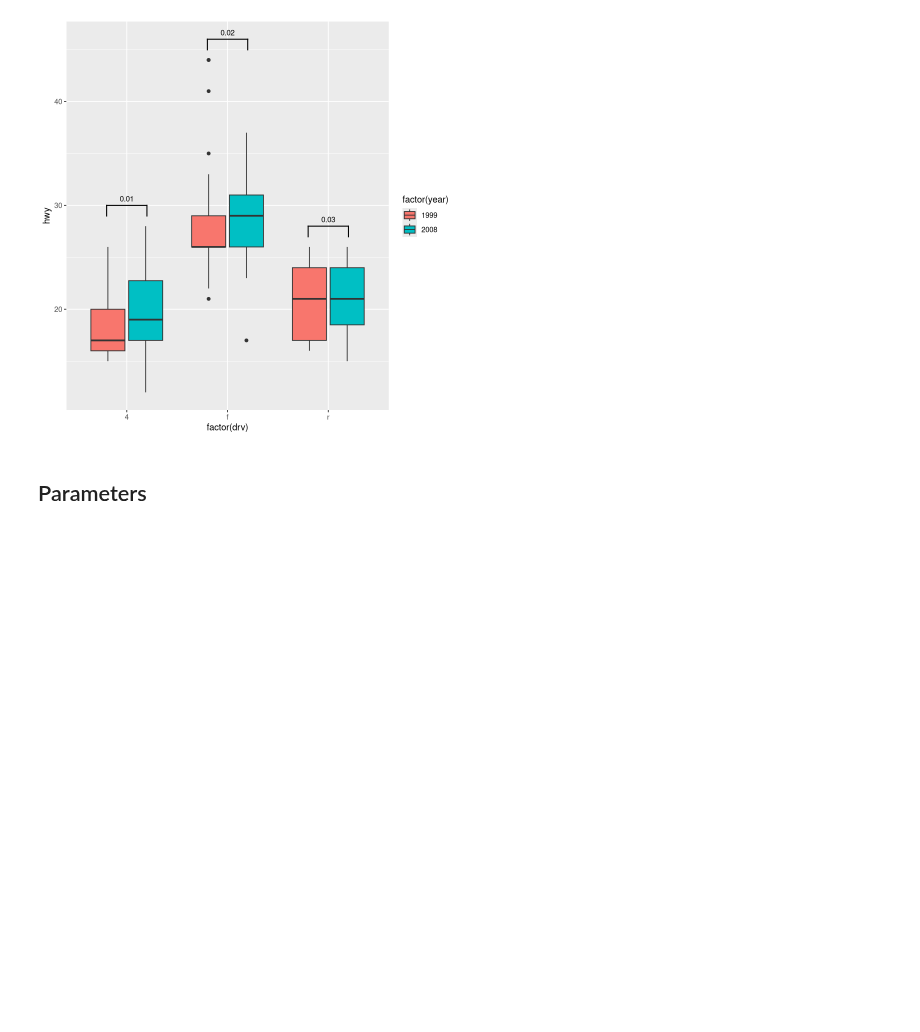
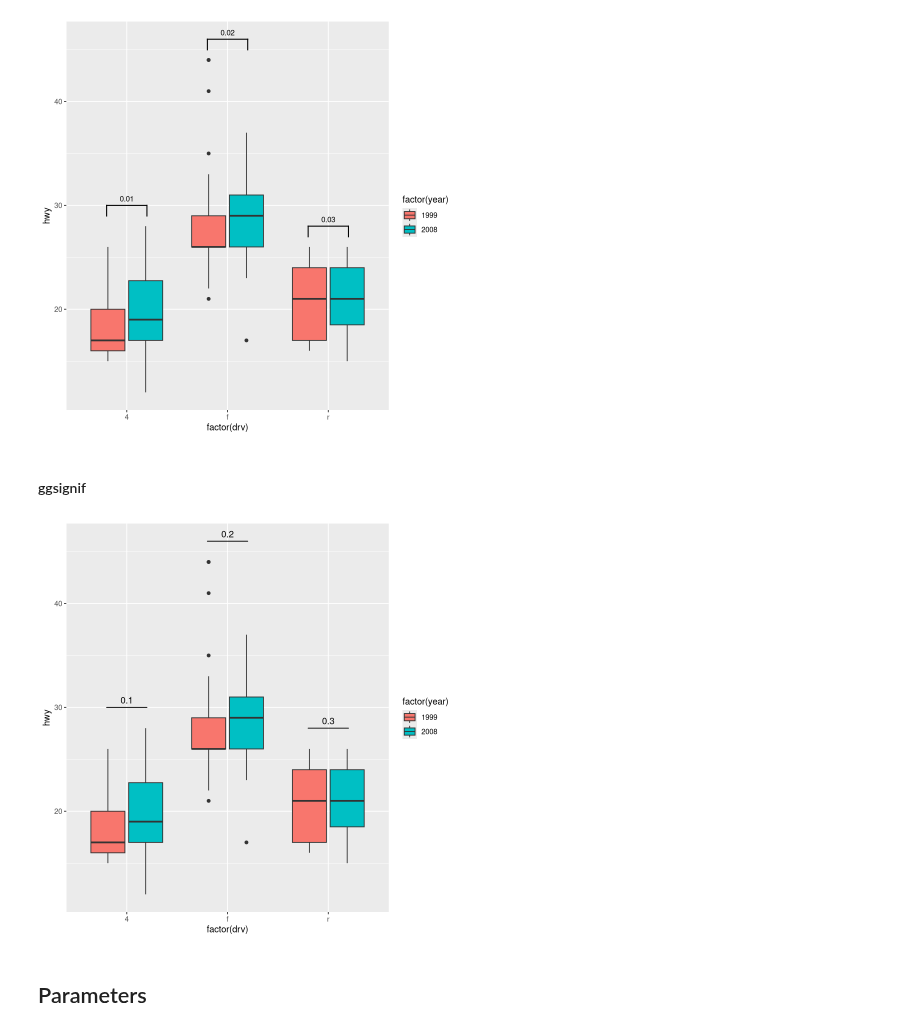
Before and after one commit to ASmirnov-HORIS/lets-plot-experiments, a Jupyter notebook: demo/signif/explore_signif_R.ipynb, the cells around one changed output. Cells and saved outputs as stored; diff of their text form; code cells hidden in the pictures; blank space fills up the shorter version.

```diff
--- a/demo/signif/explore_signif_R.ipynb
+++ b/demo/signif/explore_signif_R.ipynb
@@ -112,6 +114,26 @@ ggplot(mpg, aes(x = factor(drv), y = hwy)) +
     add_pvalue(subgroup_p_values_custom_df, xmin = "a", xmax = "b", label = "c", y.position = "d")
 # %% [output]
 [figure]
+# %% [markdown]
+#### ggsignif
+# %%
+subgroup_p_values_identity_df <- data.frame(
+    x = c(0.8, 1.8, 2.8),
+    xend = c(1.2, 2.2, 3.2),
+    y = c(30, 46, 28),
+    yend = c(30, 46, 28),
+    a = c(0.1, 0.2, 0.3)
+)
+
+ggplot(mpg, aes(x = factor(drv), y = hwy)) +
+    geom_boxplot(aes(fill = factor(year))) +
+    geom_signif(
+        mapping = aes(x = x, xend = xend, y = y, yend = yend, annotation = a, group = a),
+        data = subgroup_p_values_identity_df,
+        stat = "identity"
+    )
+# %% [output]
+[figure, added]
 # %% [markdown]
 ## Parameters
 # %% [markdown]
```
Also changed, not shown: parts of 1 cell of this notebook.
